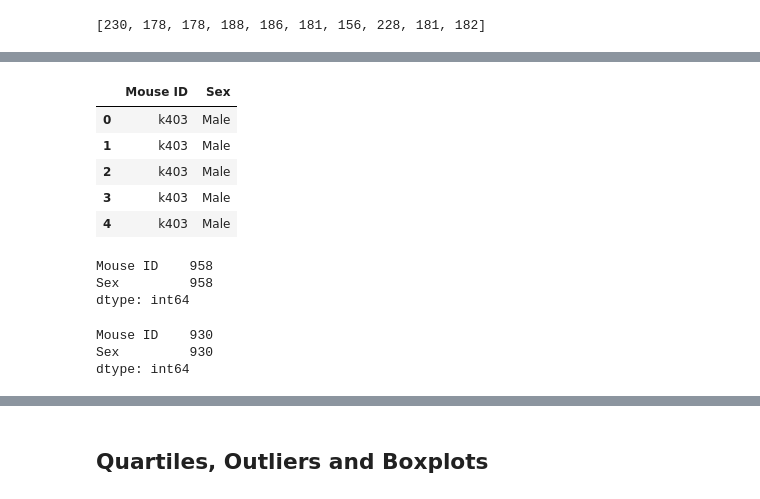
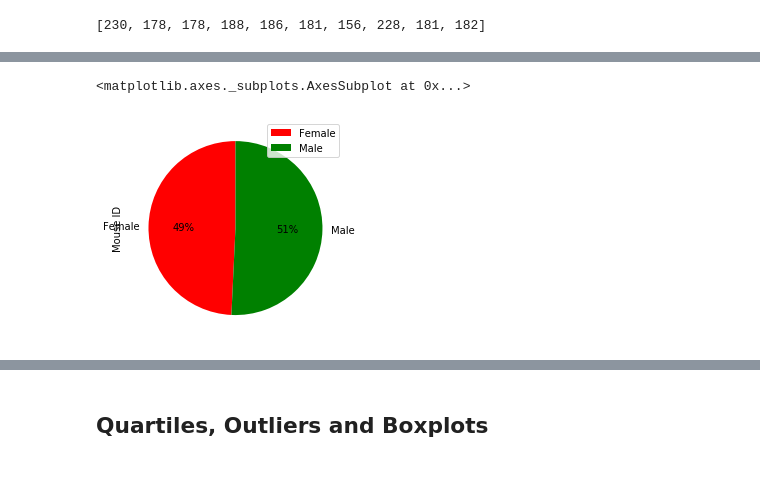
Before and after one commit to SandraBotica/module5-matplotlib, a Jupyter notebook: 5-starter-code/Pymaceuticals/pymaceuticals_starter.ipynb, the cells around one changed output, grey strips where cells are left out. Saved outputs shown, nothing was run; the diff lists cells and outputs as text; code cells hidden in the pictures.

```diff
--- a/5-starter-code/Pymaceuticals/pymaceuticals_starter.ipynb
+++ b/5-starter-code/Pymaceuticals/pymaceuticals_starter.ipynb
@@ -394,26 +433,8 @@ plt.show()
 # %%
 # Generate a pie plot showing the distribution of female versus male mice using Pandas
+
+colors=["red", "green"]
+sex_mice_df.groupby(['Sex']).count().plot(kind='pie', y='Mouse ID', autopct='%1.0f%%', colors=colors, startangle=90)
+# %% [output]
+<matplotlib.axes._subplots.AxesSubplot at 0x...>
+[figure, added]
-# %%
-sex_mice_df = data_subset_df[["Mouse ID","Sex"]]
-sex_mice_df.head()
-# %% [output]
-|  | Mouse ID | Sex |
-| 0 | k403 | Male |
-| 1 | k403 | Male |
-| 2 | k403 | Male |
-| 3 | k403 | Male |
-| 4 | k403 | Male |
-# %%
-sex_male = sex_mice_df.loc[(sex_mice_df["Sex"] == "Male")]
-sex_male.count()
-# %% [output]
-Mouse ID    958
-Sex         958
-dtype: int64
-# %%
-sex_female = sex_mice_df.loc[(sex_mice_df["Sex"] == "Female")]
-sex_female.count()
-# %% [output]
-Mouse ID    930
-Sex         930
-dtype: int64
```
Also changed, not shown: parts of 12 cells of this notebook, 3 other files.
